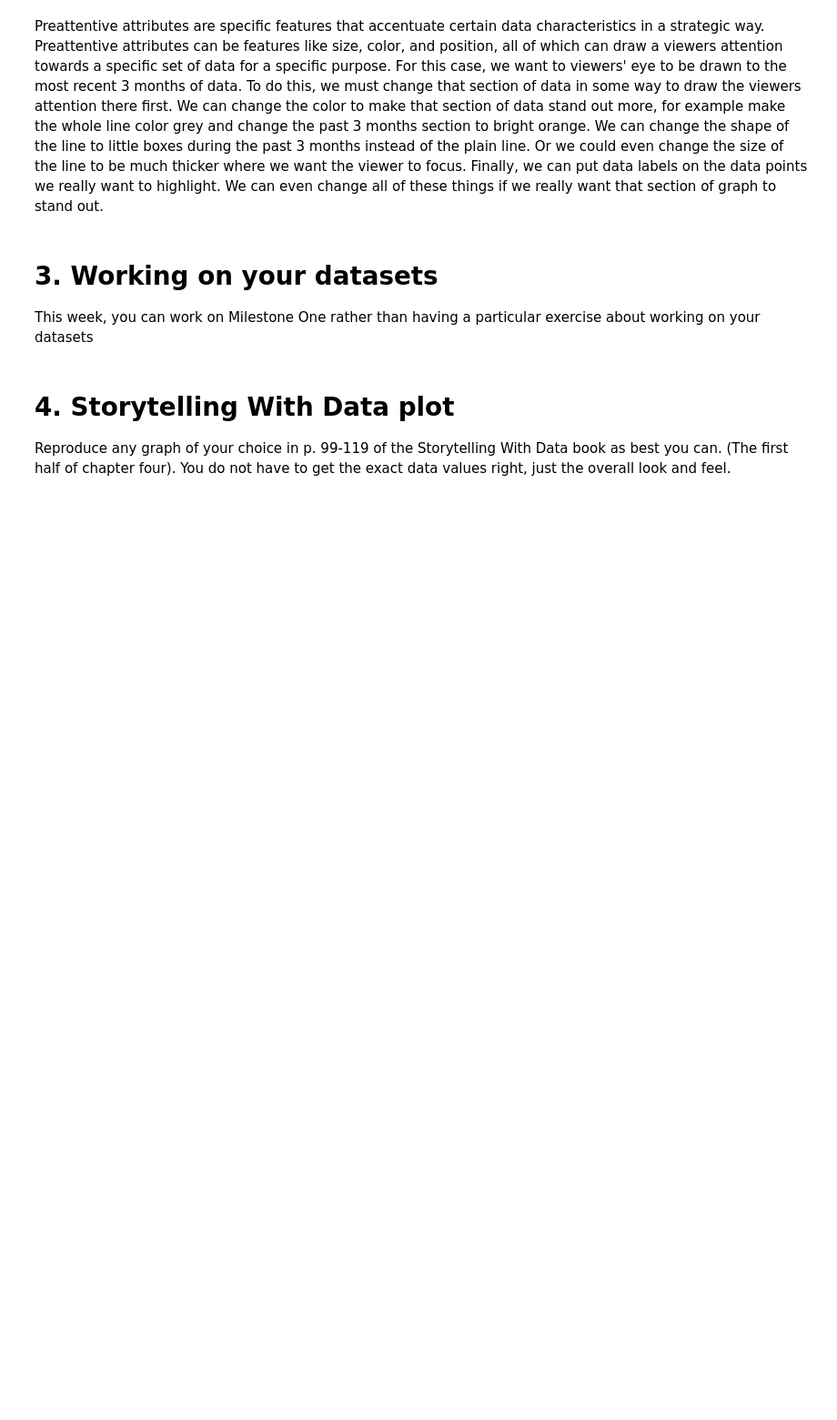
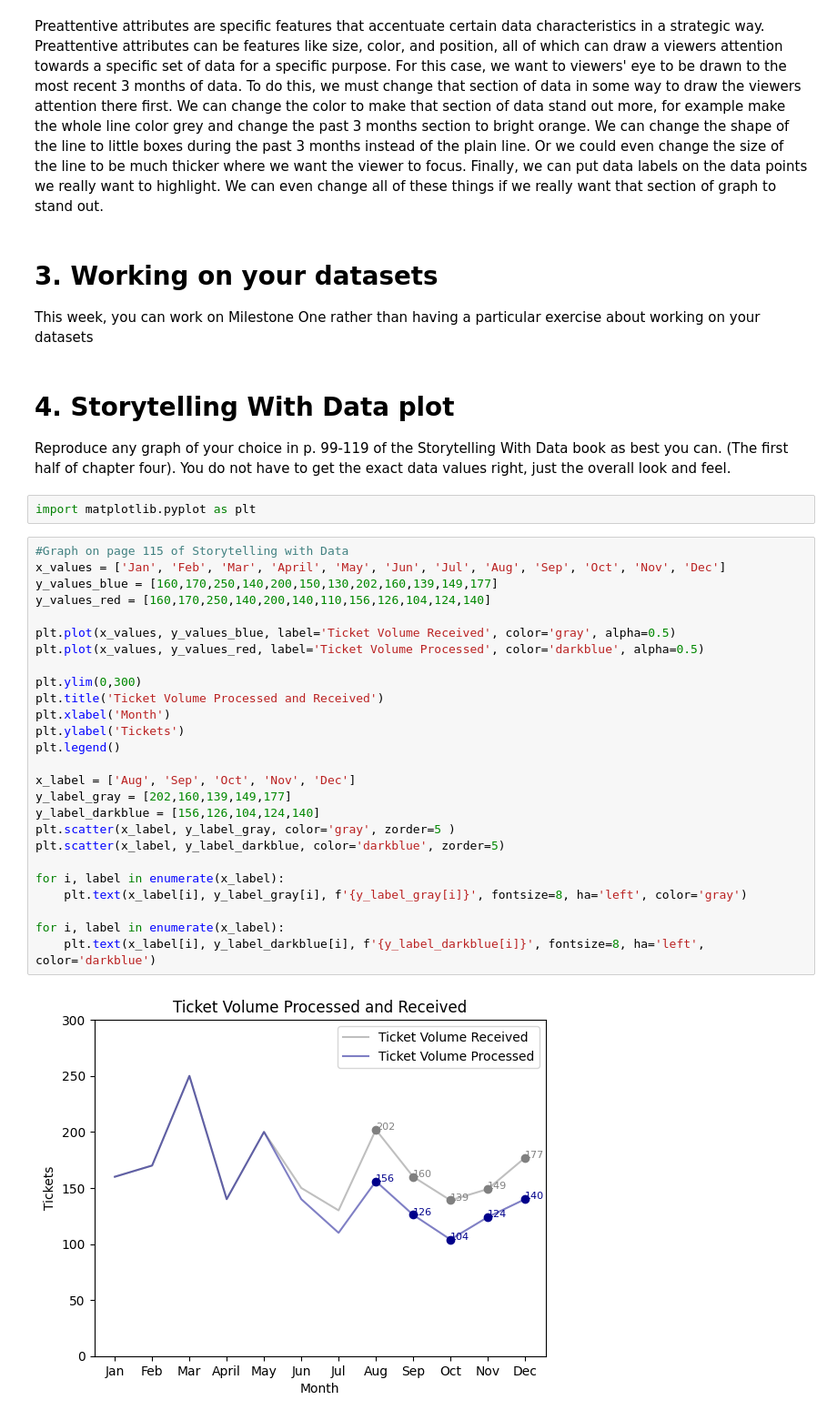
Before and after one commit to els246/2025-spring-B2, a Jupyter notebook: OMDS-ModB2-Week7-Stiller-Emma.ipynb, the cells around one changed output. Shown: that part at 91% size. Drawn from its saved outputs; the diff is of its cells as text; blank space fills up the shorter version.

```diff
--- a/OMDS-ModB2-Week7-Stiller-Emma.ipynb
+++ b/OMDS-ModB2-Week7-Stiller-Emma.ipynb
@@ -41,3 +41,33 @@ This week, you can work on Milestone One rather than having a particular exercis
 # 4. Storytelling With Data plot
 
 Reproduce any graph of your choice in p. 99-119 of the Storytelling With Data book as best you can. (The first half of chapter four). You do not have to get the exact data values right, just the overall look and feel.
+# %%
+import matplotlib.pyplot as plt
+# %%
+#Graph on page 115 of Storytelling with Data
+x_values = ['Jan', 'Feb', 'Mar', 'April', 'May', 'Jun', 'Jul', 'Aug', 'Sep', 'Oct', 'Nov', 'Dec']
+y_values_blue = [160,170,250,140,200,150,130,202,160,139,149,177]
+y_values_red = [160,170,250,140,200,140,110,156,126,104,124,140]
+
+plt.plot(x_values, y_values_blue, label='Ticket Volume Received', color='gray', alpha=0.5)
+plt.plot(x_values, y_values_red, label='Ticket Volume Processed', color='darkblue', alpha=0.5)
+
+plt.ylim(0,300)
+plt.title('Ticket Volume Processed and Received')
+plt.xlabel('Month')
+plt.ylabel('Tickets')
+plt.legend()
+
+x_label = ['Aug', 'Sep', 'Oct', 'Nov', 'Dec']
+y_label_gray = [202,160,139,149,177]
+y_label_darkblue = [156,126,104,124,140]
+plt.scatter(x_label, y_label_gray, color='gray', zorder=5 )
+plt.scatter(x_label, y_label_darkblue, color='darkblue', zorder=5)
+
+for i, label in enumerate(x_label):
+    plt.text(x_label[i], y_label_gray[i], f'{y_label_gray[i]}', fontsize=8, ha='left', color='gray')
+
+for i, label in enumerate(x_label):
+    plt.text(x_label[i], y_label_darkblue[i], f'{y_label_darkblue[i]}', fontsize=8, ha='left', color='darkblue')
+# %% [output]
+[figure, added]
```
